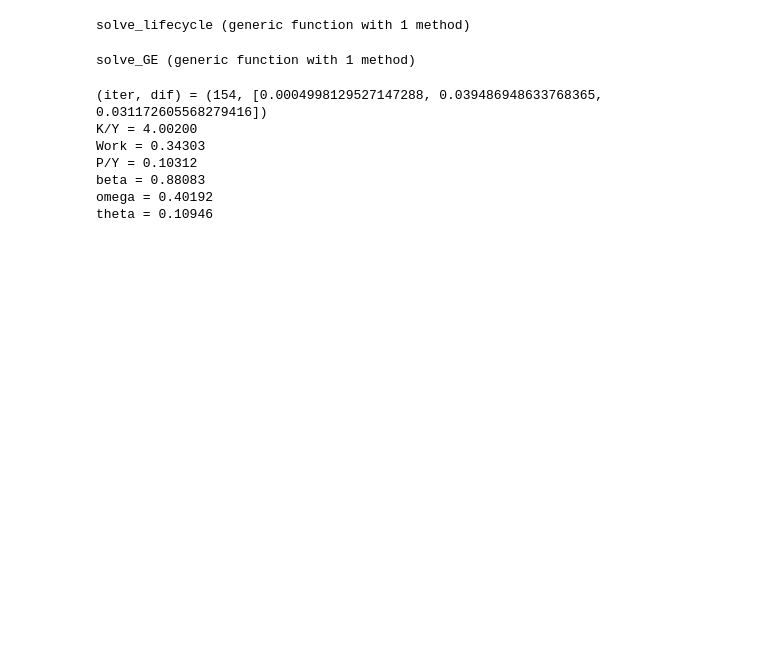
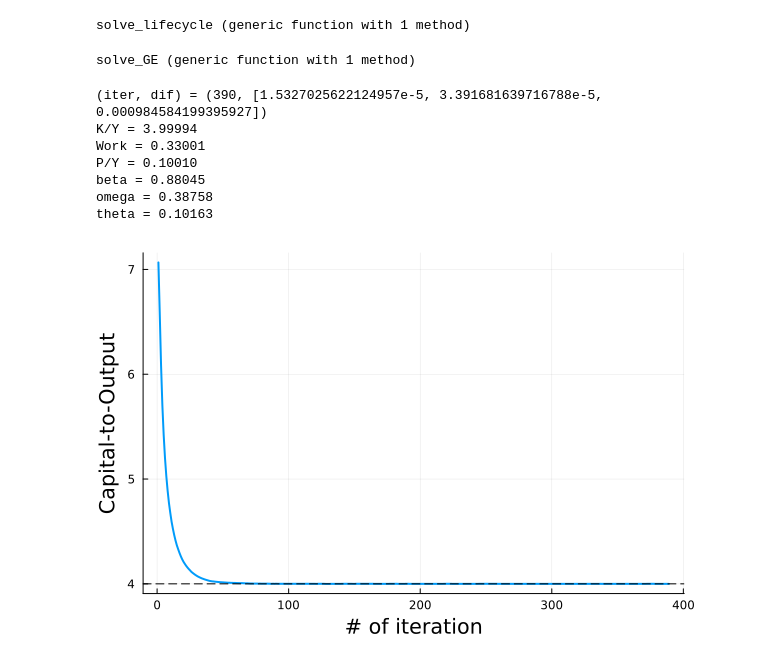
Before and after one commit to Kanato-Nakakuni/ComputationalMacro, a Jupyter notebook: Lec5_Calibration.ipynb, the cells around one changed output. Saved outputs shown, nothing was run; the diff lists cells and outputs as text; code cells hidden in the pictures; blank space fills up the shorter version.

```diff
--- a/Lec5_Calibration.ipynb
+++ b/Lec5_Calibration.ipynb
@@ -303,14 +303,30 @@ ini_H = 0.5;
 ini_τ = 0.1
 
 dif=[1.0, 1.0, 1.0]; # for (K_Y,Work,P_Y)
-tol=[4.e-2, 4.e-2, 4.e-2]; # for (K_Y,Work,P_Y)
+tol=[1.e-3, 1.e-3, 1.e-3]; # for (K_Y,Work,P_Y)
 
 iter=1
 max_iter=500
 
+Model_KY = zeros(max_iter)
+Model_Work = zeros(max_iter)
+Model_PY = zeros(max_iter)
+
+β_iter = zeros(max_iter)
+ω_iter = zeros(max_iter)
+θ_iter = zeros(max_iter)
+
 while any(dif.>tol)
 
     imp_KY,imp_Work,imp_PY,K,H,τ = solve_GE(ini_K,ini_H,ini_τ,β,ω,θ)
+
+    Model_KY[iter]=imp_KY
+    Model_Work[iter]=imp_Work
+    Model_PY[iter]=imp_PY
+
+    β_iter[iter]=β
+    ω_iter[iter]=ω
+    θ_iter[iter]=θ
 
     # Check if model-implied moment is close enough to its target. If not, update.
     dif_KY = abs(Targ_KY-imp_KY)/Targ_KY
@@ -326,7 +342,7 @@ while any(dif.>tol)
     iter+=1;
 
     # update
-    denom = 100.0
+    denom = 50.0
 
     if (imp_KY>Targ_KY) # save too much
         β=β*(1.0-dif_KY/denom)
@@ -358,10 +374,24 @@ using Printf
 @printf("K/Y = %.5f\nWork = %.5f\nP/Y = %.5f\n", imp_KY,imp_Work,imp_PY)
 @printf("beta = %.5f\nomega = %.5f\ntheta = %.5f\n", β,ω,θ)
 # %% [output]
-(iter, dif) = (154, [0.0004998129527147288, 0.039486948633768365, 0.031172605568279416])
-K/Y = 4.00200
-Work = 0.34303
-P/Y = 0.10312
-beta = 0.88083
-omega = 0.40192
-theta = 0.10946
+(iter, dif) = (390, [1.5327025622124957e-5, 3.391681639716788e-5, 0.000984584199395927])
+K/Y = 3.99994
+Work = 0.33001
+P/Y = 0.10010
+beta = 0.88045
+omega = 0.38758
+theta = 0.10163
+# %%
+# plot convergence of targeted moment (K/Y)
+using Plots
+plot(1:iter-1, Model_KY[1:iter-1],
+    xlabel="# of iteration",
+    ylabel="Capital-to-Output",
+    title="",
+    lw=2,
+    label="",
+    xguidefont = font(14),   # font size for x-axis label
+    yguidefont = font(14))    # font size for y-axis label)
+hline!([Targ_KY], lw=1, lc=:black, ls=:dash, label="")
+# %% [output]
+[figure, added]
```
Also changed, not shown: parts of 6 cells of this notebook.
